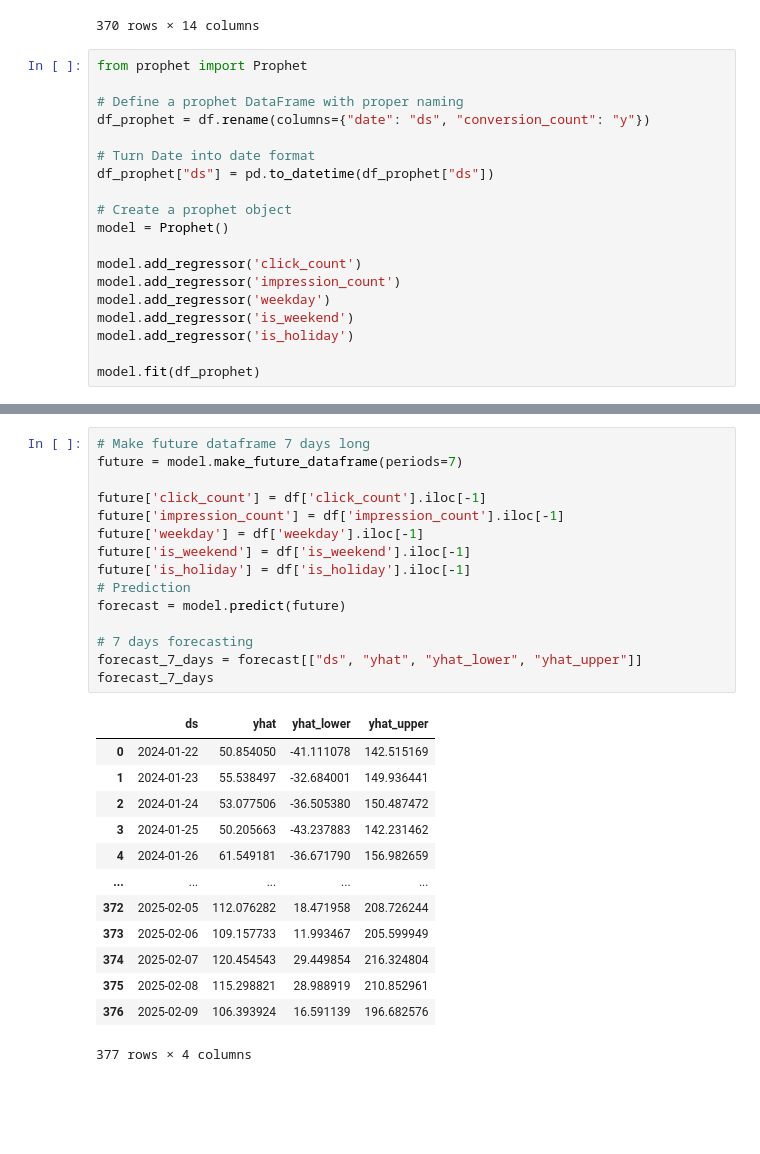
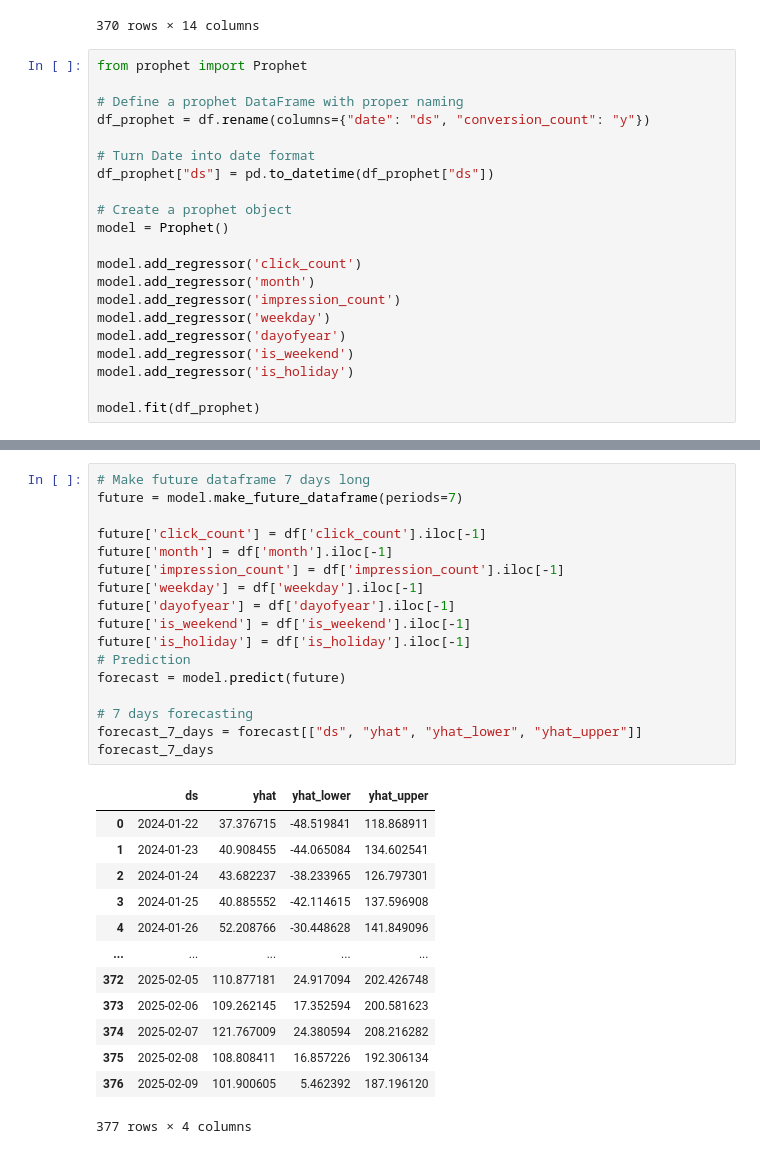
Before and after one commit to MrEcho35/Eterna-Task, a Jupyter notebook: notebook.ipynb, the cells around one changed output, grey strips where cells are left out. Saved outputs shown, nothing was run; the diff lists cells and outputs as text; blank space fills up the shorter version.

```diff
--- a/notebook.ipynb
+++ b/notebook.ipynb
@@ -138,8 +138,10 @@ df_prophet["ds"] = pd.to_datetime(df_prophet["ds"])
 model = Prophet()
 
 model.add_regressor('click_count')
+model.add_regressor('month')
 model.add_regressor('impression_count')
 model.add_regressor('weekday')
+model.add_regressor('dayofyear')
 model.add_regressor('is_weekend')
 model.add_regressor('is_holiday')
 
@@ -151,31 +153,33 @@ model.fit(df_prophet)
 # %%
 # Make future dataframe 7 days long
 future = model.make_future_dataframe(periods=7)
 
 future['click_count'] = df['click_count'].iloc[-1]
+future['month'] = df['month'].iloc[-1]
 future['impression_count'] = df['impression_count'].iloc[-1]
 future['weekday'] = df['weekday'].iloc[-1]
+future['dayofyear'] = df['dayofyear'].iloc[-1]
 future['is_weekend'] = df['is_weekend'].iloc[-1]
 future['is_holiday'] = df['is_holiday'].iloc[-1]
 # Prediction
 forecast = model.predict(future)
 
 # 7 days forecasting
 forecast_7_days = forecast[["ds", "yhat", "yhat_lower", "yhat_upper"]]
 forecast_7_days
 # %% [output]
 |  | ds | yhat | yhat_lower | yhat_upper |
-| 0 | 2024-01-22 | 50.854050 | -41.111078 | 142.515169 |
-| 1 | 2024-01-23 | 55.538497 | -32.684001 | 149.936441 |
-| 2 | 2024-01-24 | 53.077506 | -36.505380 | 150.487472 |
-| 3 | 2024-01-25 | 50.205663 | -43.237883 | 142.231462 |
-| 4 | 2024-01-26 | 61.549181 | -36.671790 | 156.982659 |
+| 0 | 2024-01-22 | 37.376715 | -48.519841 | 118.868911 |
+| 1 | 2024-01-23 | 40.908455 | -44.065084 | 134.602541 |
+| 2 | 2024-01-24 | 43.682237 | -38.233965 | 126.797301 |
+| 3 | 2024-01-25 | 40.885552 | -42.114615 | 137.596908 |
+| 4 | 2024-01-26 | 52.208766 | -30.448628 | 141.849096 |
 | ... | ... | ... | ... | ... |
-| 372 | 2025-02-05 | 112.076282 | 18.471958 | 208.726244 |
-| 373 | 2025-02-06 | 109.157733 | 11.993467 | 205.599949 |
-| 374 | 2025-02-07 | 120.454543 | 29.449854 | 216.324804 |
-| 375 | 2025-02-08 | 115.298821 | 28.988919 | 210.852961 |
-| 376 | 2025-02-09 | 106.393924 | 16.591139 | 196.682576 |
+| 372 | 2025-02-05 | 110.877181 | 24.917094 | 202.426748 |
+| 373 | 2025-02-06 | 109.262145 | 17.352594 | 200.581623 |
+| 374 | 2025-02-07 | 121.767009 | 24.380594 | 208.216282 |
+| 375 | 2025-02-08 | 108.808411 | 16.857226 | 192.306134 |
+| 376 | 2025-02-09 | 101.900605 | 5.462392 | 187.196120 |
 377 rows × 4 columns
 # %%
 # Plot predictions
```
Also changed, not shown: parts of 3 cells of this notebook, 1 other file.
